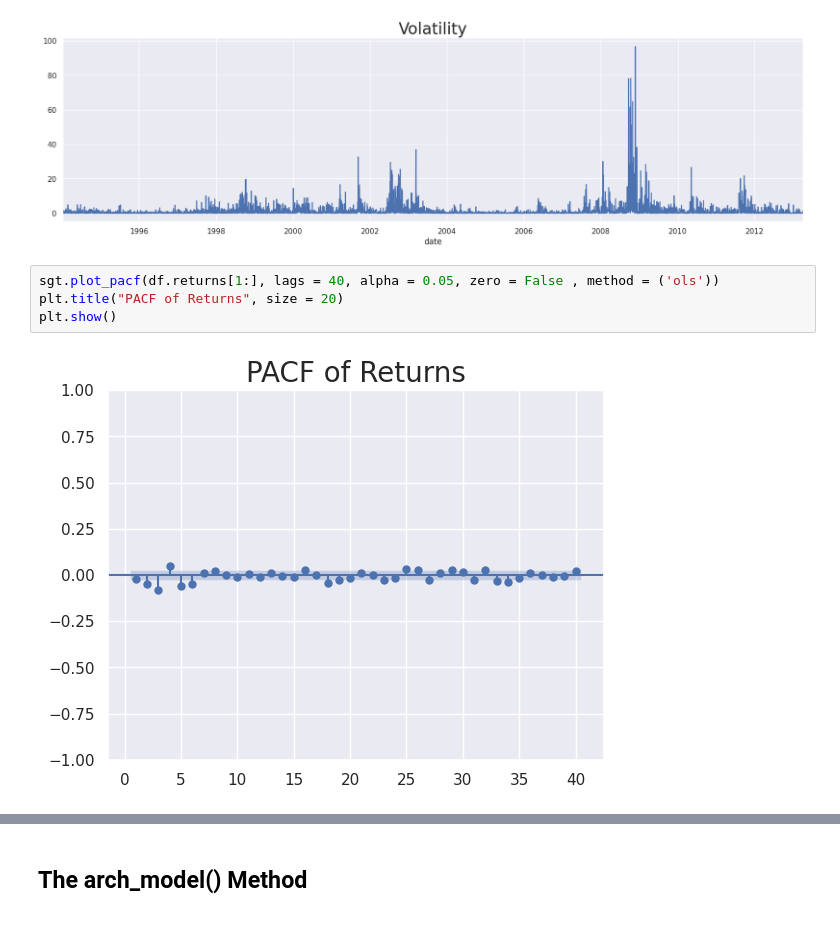
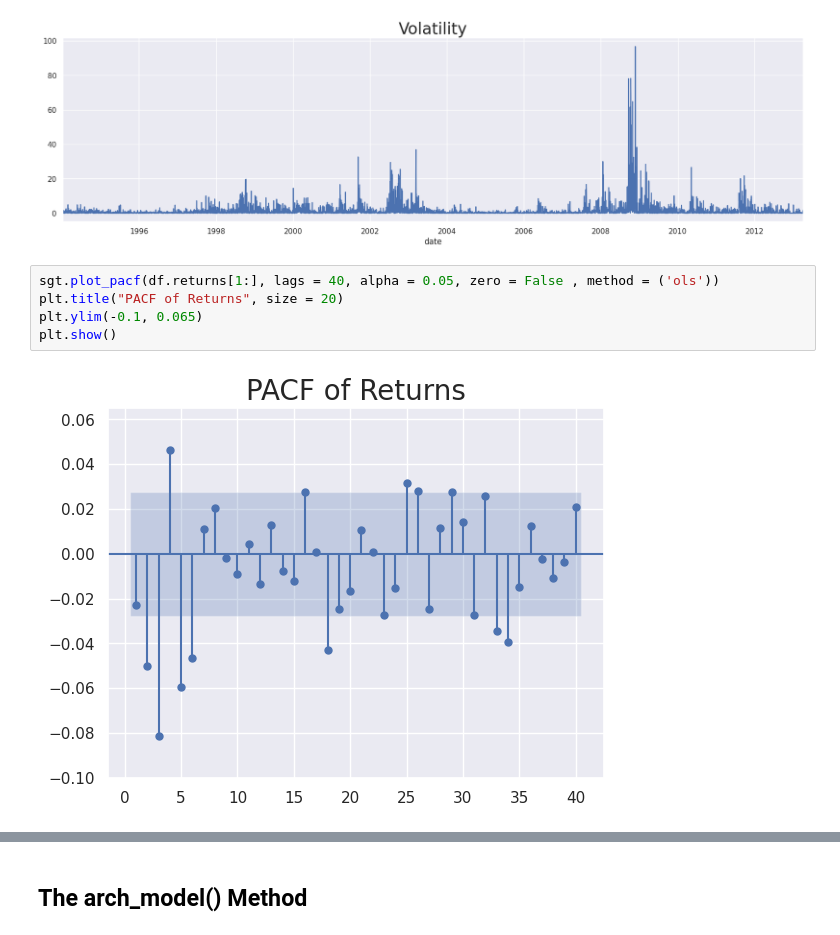
Before and after one commit to davidsosaolea/curso-series-temporales, a Jupyter notebook: 9. ARCH/Python/13_ARCH.ipynb, the cells around one changed output, grey strips where cells are left out. Cells and saved outputs as stored; diff of their text form.

```diff
--- a/9. ARCH/Python/13_ARCH.ipynb
+++ b/9. ARCH/Python/13_ARCH.ipynb
@@ -66,9 +66,10 @@ plt.show()
 # %%
 sgt.plot_pacf(df.returns[1:], lags = 40, alpha = 0.05, zero = False , method = ('ols'))
 plt.title("PACF of Returns", size = 20)
+plt.ylim(-0.1, 0.065)
 plt.show()
 # %% [output]
-[figure, old version]
+[figure, new version]
 # %%
 sgt.plot_pacf(df.sq_returns[1:], lags = 40, alpha = 0.05, zero = False , method = ('ols'))
 plt.title("PACF of Squared Returns", size = 20)
```
Also changed, not shown: parts of 7 cells of this notebook.
